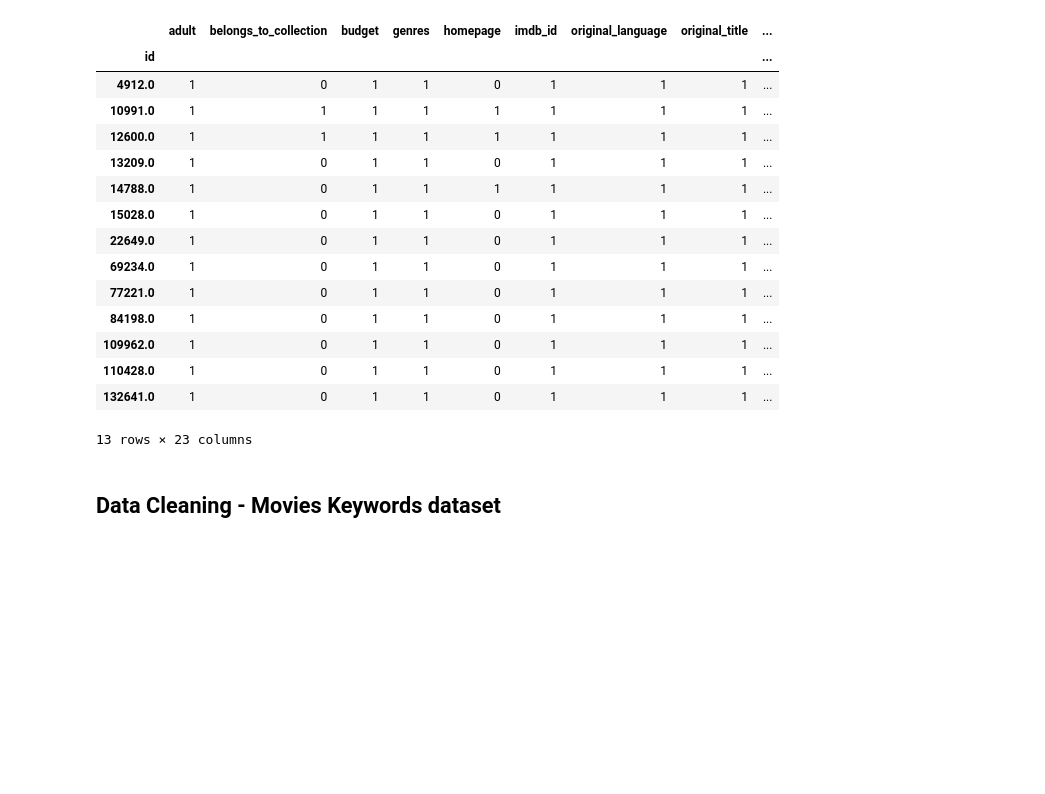
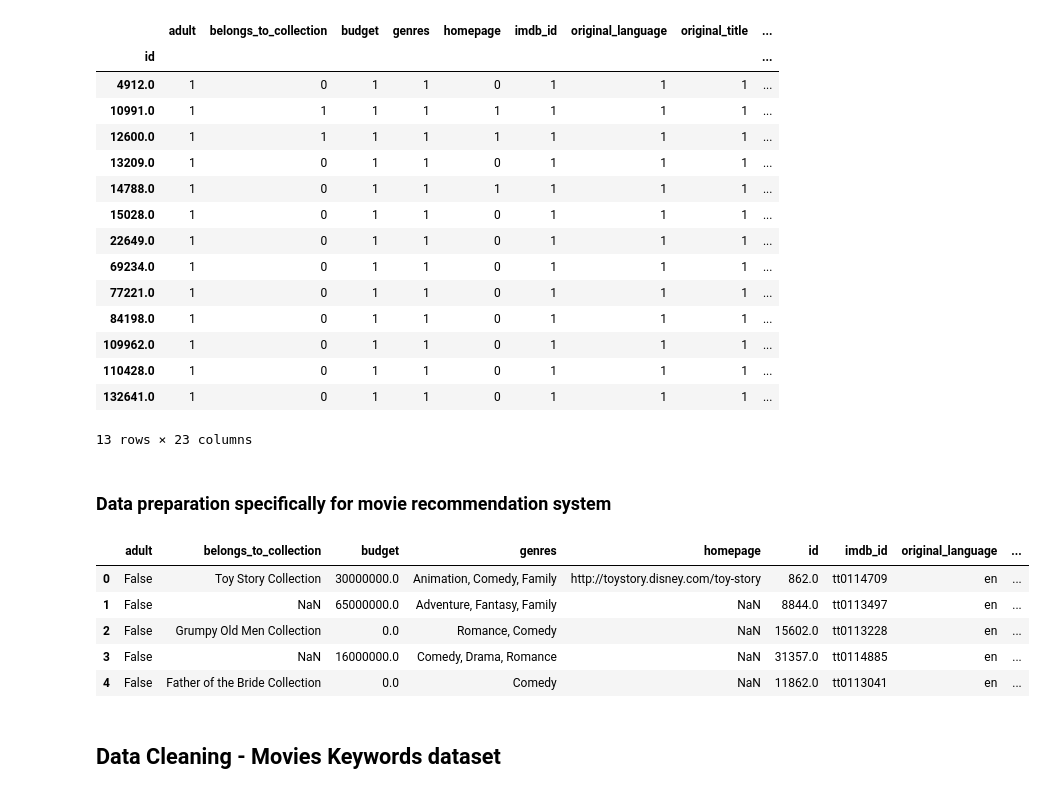
Before and after one commit to SithuLatt/Projects, a Jupyter notebook: Movie Recommendation/Data Cleaning.ipynb, the cells around one changed output. Saved outputs shown, nothing was run; the diff lists cells and outputs as text; code cells hidden in the pictures; blank space fills up the shorter version.

Commit message:
Recommendation System (Cosine Similarity) updated

```diff
--- a/Movie Recommendation/Data Cleaning.ipynb
+++ b/Movie Recommendation/Data Cleaning.ipynb
@@ -289,3 +289,15 @@ movies_metadata['vote_count'] = movies_metadata.groupby(['id'])['vote_count'].tr
 # %%
 # Drop any duplicated rows that are entirely same
 movies_metadata=movies_metadata.drop_duplicates()
+# %% [markdown]
+### Data preparation specifically for movie recommendation system
+# %%
+pd.set_option('display.max_columns', None)  # Show all columns
+movies_metadata.head(5)
+# %% [output]
+|  | adult | belongs_to_collection | budget | genres | homepage | id | imdb_id | original_language | ... |
+| 0 | False | Toy Story Collection | 30000000.0 | Animation, Comedy, Family | http://toystory.disney.com/toy-story | 862.0 | tt0114709 | en | ... |
+| 1 | False | NaN | 65000000.0 | Adventure, Fantasy, Family | NaN | 8844.0 | tt0113497 | en | ... |
+| 2 | False | Grumpy Old Men Collection | 0.0 | Romance, Comedy | NaN | 15602.0 | tt0113228 | en | ... |
+| 3 | False | NaN | 16000000.0 | Comedy, Drama, Romance | NaN | 31357.0 | tt0114885 | en | ... |
+| 4 | False | Father of the Bride Collection | 0.0 | Comedy | NaN | 11862.0 | tt0113041 | en | ... |
```
Also changed, not shown: parts of 20 cells of this notebook, 15 other files.
